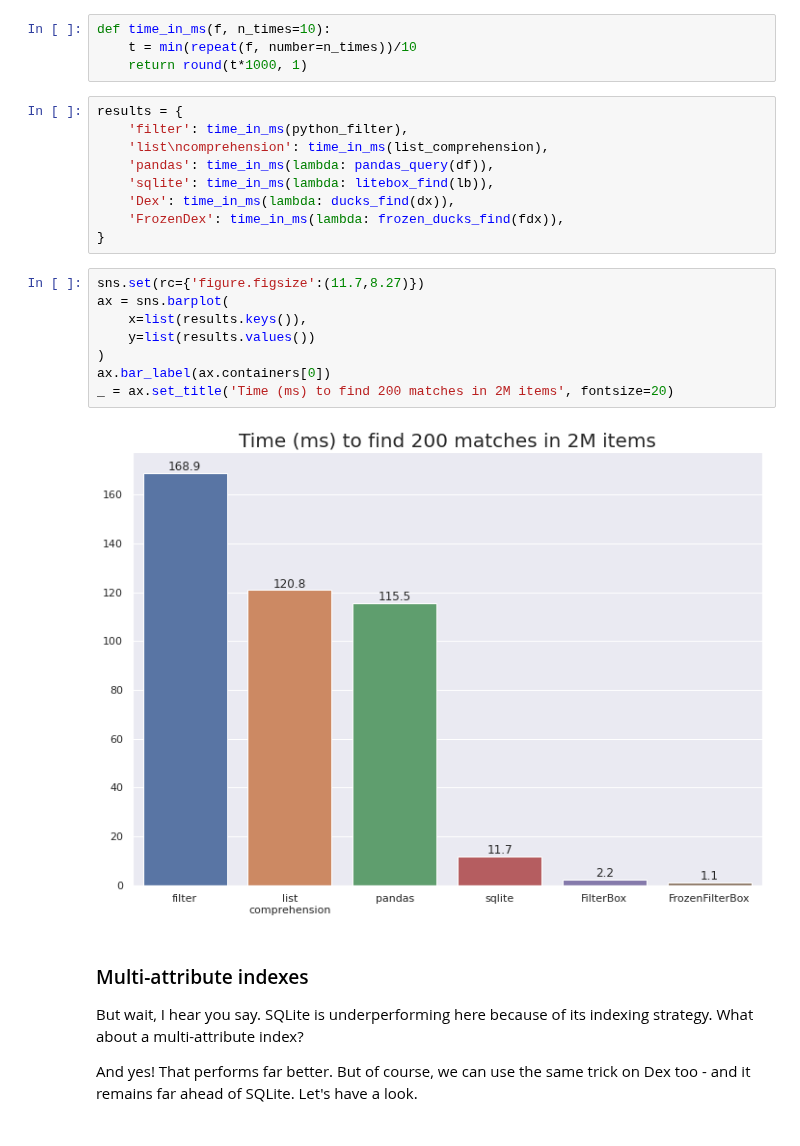
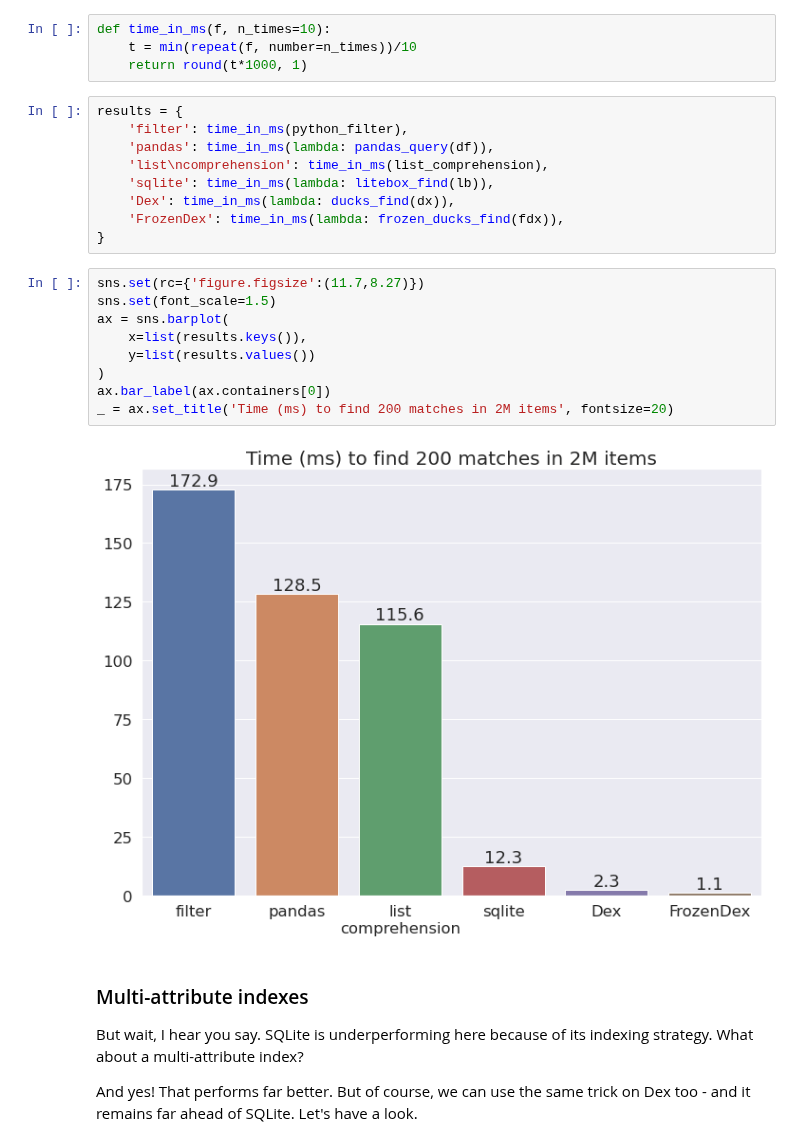
Before and after one commit to manimino/ducks, a Jupyter notebook: examples/perf_demo.ipynb, the cells around one changed output. Drawn from its saved outputs; the diff is of its cells as text.

```diff
--- a/examples/perf_demo.ipynb
+++ b/examples/perf_demo.ipynb
@@ -148,22 +148,23 @@ def time_in_ms(f, n_times=10):
 # %%
 results = {
     'filter': time_in_ms(python_filter),
+    'pandas': time_in_ms(lambda: pandas_query(df)),
     'list\ncomprehension': time_in_ms(list_comprehension),
-    'pandas': time_in_ms(lambda: pandas_query(df)),
     'sqlite': time_in_ms(lambda: litebox_find(lb)),
     'Dex': time_in_ms(lambda: ducks_find(dx)),
     'FrozenDex': time_in_ms(lambda: frozen_ducks_find(fdx)),
 }
 # %%
 sns.set(rc={'figure.figsize':(11.7,8.27)})
+sns.set(font_scale=1.5)
 ax = sns.barplot(
     x=list(results.keys()),
     y=list(results.values())
 )
 ax.bar_label(ax.containers[0])
 _ = ax.set_title('Time (ms) to find 200 matches in 2M items', fontsize=20)
 # %% [output]
-[figure, old version]
+[figure, new version]
 # %% [markdown]
 ### Multi-attribute indexes
 
```
Also changed, not shown: parts of 9 cells of this notebook, 5 other files.
